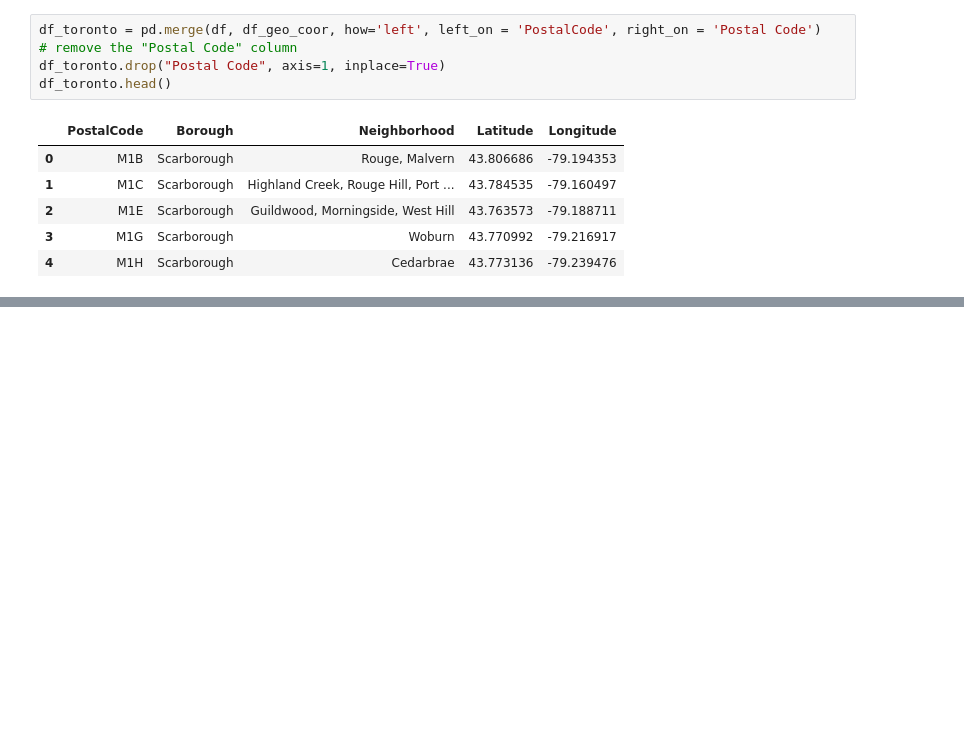
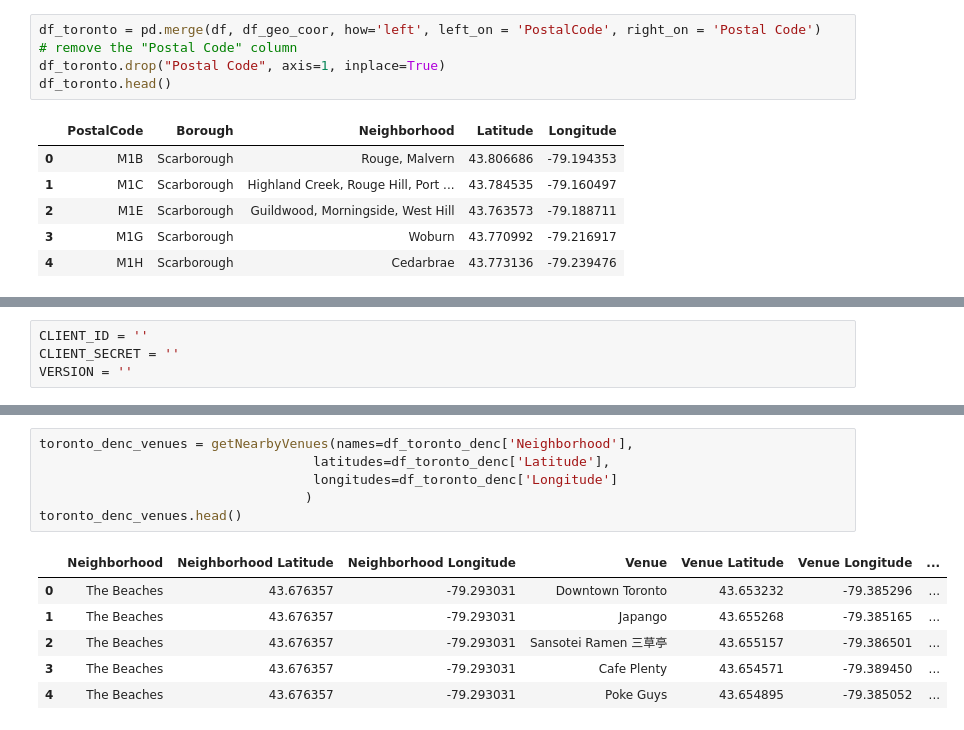
Before and after one commit to m74-patel/clustering_torronto, a Jupyter notebook: Clustering in torronto.ipynb, the cells around one changed output, grey strips where cells are left out. Saved outputs shown, nothing was run; the diff lists cells and outputs as text; blank space fills up the shorter version.

```diff
--- a/Clustering in torronto.ipynb
+++ b/Clustering in torronto.ipynb
@@ -125,0 +209,4 @@ df_toronto.head()
+# %%
+CLIENT_ID = ''
+CLIENT_SECRET = ''
+VERSION = ''
@@ -125,0 +314,13 @@ df_toronto.head()
+# %%
+toronto_denc_venues = getNearbyVenues(names=df_toronto_denc['Neighborhood'],
+                                   latitudes=df_toronto_denc['Latitude'],
+                                   longitudes=df_toronto_denc['Longitude']
+                                  )
+toronto_denc_venues.head()
+# %% [output]
+|  | Neighborhood | Neighborhood Latitude | Neighborhood Longitude | Venue | Venue Latitude | Venue Longitude | ... |
+| 0 | The Beaches | 43.676357 | -79.293031 | Downtown Toronto | 43.653232 | -79.385296 | ... |
+| 1 | The Beaches | 43.676357 | -79.293031 | Japango | 43.655268 | -79.385165 | ... |
+| 2 | The Beaches | 43.676357 | -79.293031 | Sansotei Ramen 三草亭 | 43.655157 | -79.386501 | ... |
+| 3 | The Beaches | 43.676357 | -79.293031 | Cafe Plenty | 43.654571 | -79.389450 | ... |
+| 4 | The Beaches | 43.676357 | -79.293031 | Poke Guys | 43.654895 | -79.385052 | ... |
```
Also changed, not shown: parts of 32 cells of this notebook.
